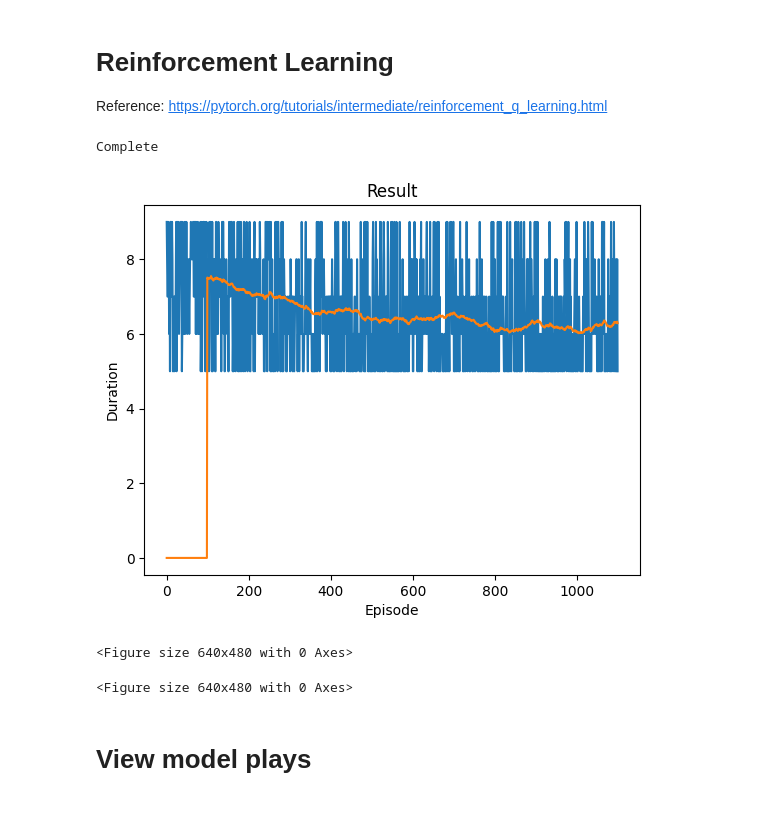
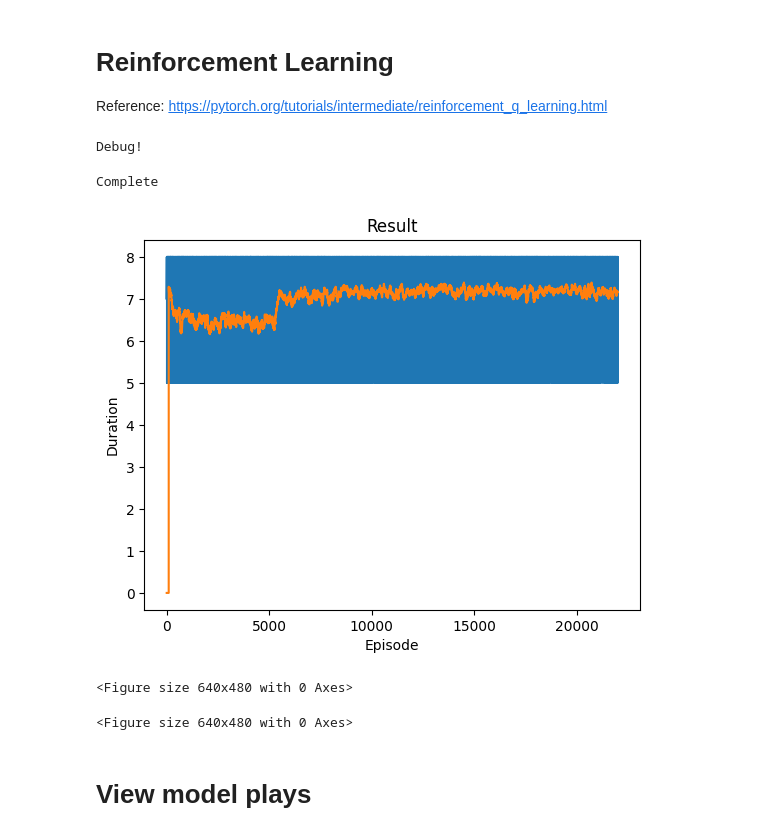
Before and after one commit to Jordanbarker/TicTacToe, a Jupyter notebook: Code new.ipynb, the cells around one changed output. Saved outputs shown, nothing was run; the diff lists cells and outputs as text; code cells hidden in the pictures.

```diff
--- a/Code new.ipynb
+++ b/Code new.ipynb
@@ -94,11 +102,11 @@ class ReplayMemory(object):
 
 
 class DQN(nn.Module):
-    def __init__(self, n_observations, n_actions):
+    def __init__(self, n_observations, n_actions, layer_size=32):
         super(DQN, self).__init__()
-        self.layer1 = nn.Linear(n_observations, 128)
-        self.layer2 = nn.Linear(128, 128)
-        self.layer3 = nn.Linear(128, n_actions)
+        self.layer1 = nn.Linear(n_observations, layer_size)
+        self.layer2 = nn.Linear(layer_size, layer_size)
+        self.layer3 = nn.Linear(layer_size, n_actions)
 
     # Called with either one element to determine next action, or a batch
     # during optimization. Returns tensor([[left0exp,right0exp]...]).
@@ -242,8 +250,10 @@ def optimize_model():
     # In-place gradient clipping
     torch.nn.utils.clip_grad_value_(policy_net.parameters(), 100)
     optimizer.step()
+# %% [output]
+Debug!
 # %%
-num_episodes = 1000
+num_episodes = 20000
 
 for i_episode in range(num_episodes):
 
@@ -264,34 +274,34 @@ for i_episode in range(num_episodes):
             observation, reward, terminated, _, _ = env.step(action.item())
             observation = torch.tensor(observation, dtype=torch.float32, device=device).unsqueeze(0)
             reward = torch.tensor([reward], device=device)
 
             # Store the transition in memory
             memory.push(observation_prev, action, observation, reward)
 
             # Perform one step of the optimization (on the policy network)
             optimize_model()
 
             # Soft update of the target network's weights
             # θ′ ← τ θ + (1 −τ )θ′
             target_net_state_dict = target_net.state_dict()
             policy_net_state_dict = policy_net.state_dict()
             for key in policy_net_state_dict:
                 target_net_state_dict[key] = policy_net_state_dict[key] * \
                     TAU + target_net_state_dict[key] * (1 - TAU)
             target_net.load_state_dict(target_net_state_dict)
 
         if terminated:
             episode_durations.append(t + 1)
             plot_durations()
             break
 
 print("Complete")
 plot_durations(show_result=True)
 plt.ioff()
 plt.show()
 # %% [output]
 Complete
-[figure, old version]
+[figure, new version]
 <Figure size 640x480 with 0 Axes>
 <Figure size 640x480 with 0 Axes>
 # %% [markdown]
```
Also changed, not shown: parts of 12 cells of this notebook.
